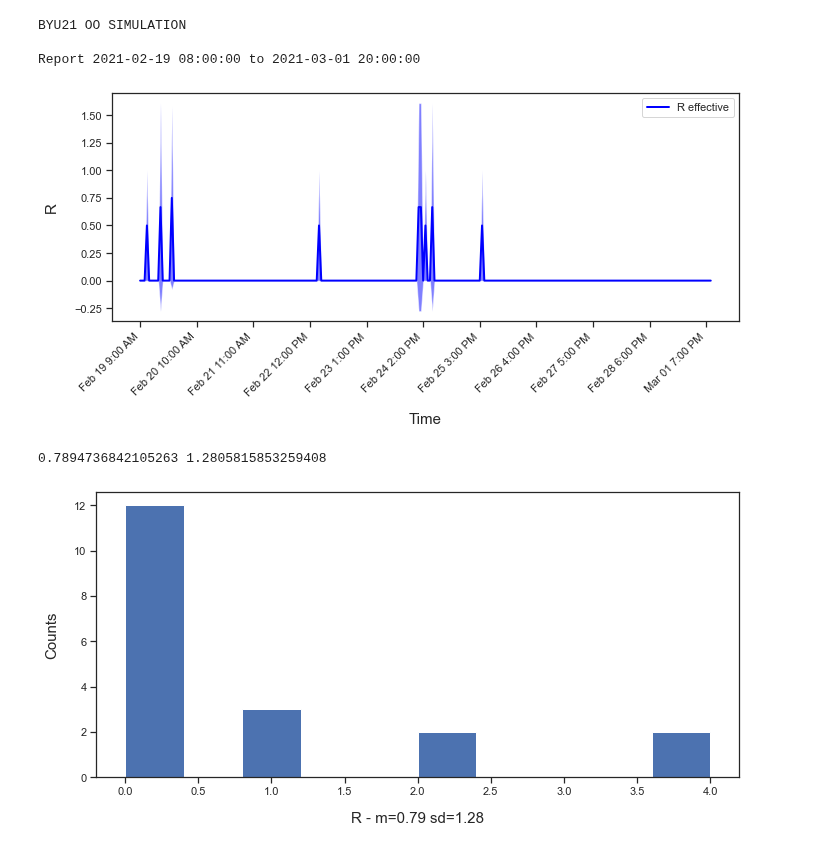
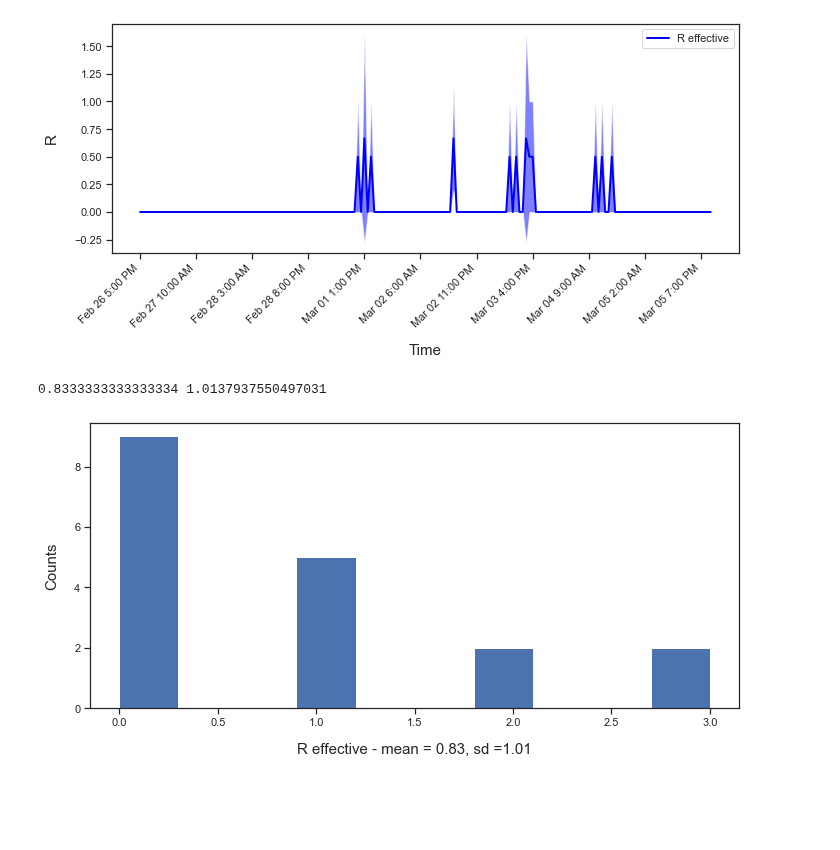
Before and after one commit to colabobio/oo-viz, a Jupyter notebook: plot_epi_curves.ipynb, the cells around one changed output. Cells and saved outputs as stored; diff of their text form; code cells hidden in the pictures; blank space fills up the shorter version.

```diff
--- a/plot_epi_curves.ipynb
+++ b/plot_epi_curves.ipynb
@@ -20,7 +20,7 @@ import matplotlib.colors as clr
 # %%
 # Various datasets to visualize
 
-option = 7
+option = 8
 time0 = time1 = ''
 
 if option == 1:
@@ -71,7 +71,7 @@ if option == 7:
     time_step_min = 60
 
     # Weekly config
-#     time0 = 'Feb 26 2021 8:00AM'
+#     time0 = 'Feb 19 2021 8:00AM'
 #     time1 = 'Mar 1 2021 11:59PM'
 #     time_step_min = 60 * 8
 
@@ -501,15 +501,4 @@ Epidemiological plots:
 ... (6 outputs left out)
-# %%
-print(title)
-print("")
-if time0 and time1:
-    print("Report", datetime.strptime(time0, '%b %d %Y %I:%M%p'), "to", datetime.strptime(time1, '%b %d %Y %I:%M%p'))
-else:
-    print("Report")
-# %% [output]
-BYU21 OO SIMULATION
-
-Report 2021-02-19 08:00:00 to 2021-03-01 20:00:00
 # %%
 # R effective over time
 toutcomes = None
@@ -578,32 +567,32 @@ plt.tight_layout()
 plt.show()
 fig.savefig(os.path.join(output_folder, "r-effective.pdf"))
 # %% [output]
-[figure, old version]
+[figure, new version]
 # %%
 # Plot distribution of R averaged over the entire simulation
 
 outcomes = get_outcomes(events)
 transmissions = get_transmissions(events)
 g = get_network(transmissions, outcomes)
 
 r_values = []
 sel = g.vs(_degree_gt=0)
 for v in sel:
     nout = v.degree(mode=OUT)
     r_values += [nout]
 
 r_mean = np.mean(r_values)
 r_std = np.std(r_values)
 counts, bins = np.histogram(r_values)
 
 print(r_mean, r_std)
 
 fig, ax = plt.subplots(figsize=(10,5))
 plt.ylabel("Counts", labelpad=15, fontsize=15)
-plt.xlabel("R - m=" + str(round(r_mean, 2)) + " sd=" + str(round(r_std, 2)), labelpad=15, fontsize=15)
+plt.xlabel("R effective - mean = " + str(round(r_mean, 2)) + ", sd =" + str(round(r_std, 2)), labelpad=15, fontsize=15)
 plt.hist(bins[:-1], bins, weights=counts)
 plt.tight_layout()
 plt.savefig(os.path.join(output_folder, "r-mean-histogram.pdf"))
 # %% [output]
-0.7894736842105263 1.2805815853259408
+0.8333333333333334 1.0137937550497031
-[figure, old version]
+[figure, new version]
```
Also changed, not shown: parts of 4 cells of this notebook, 2 other files.
